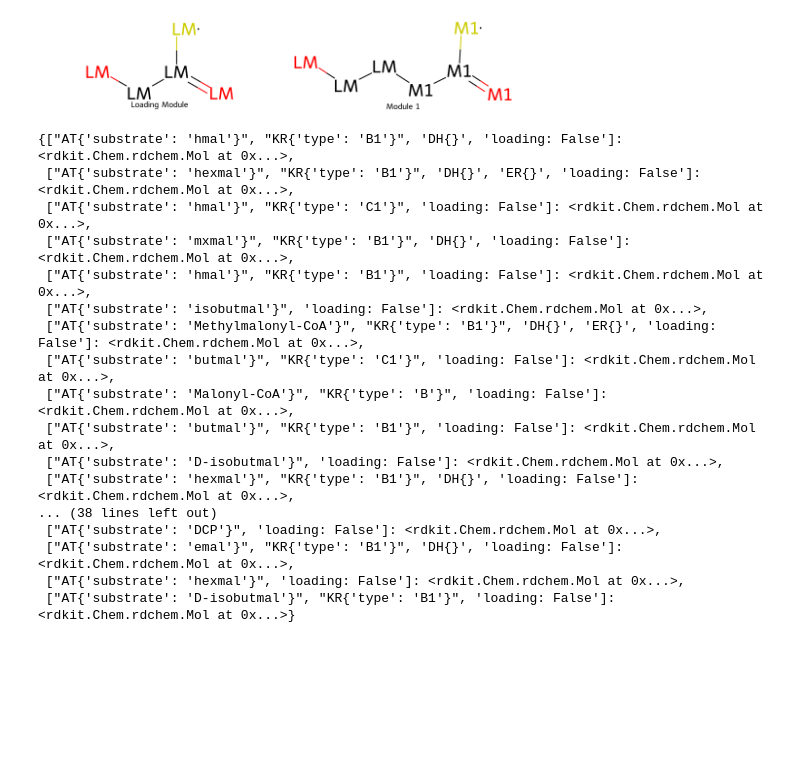
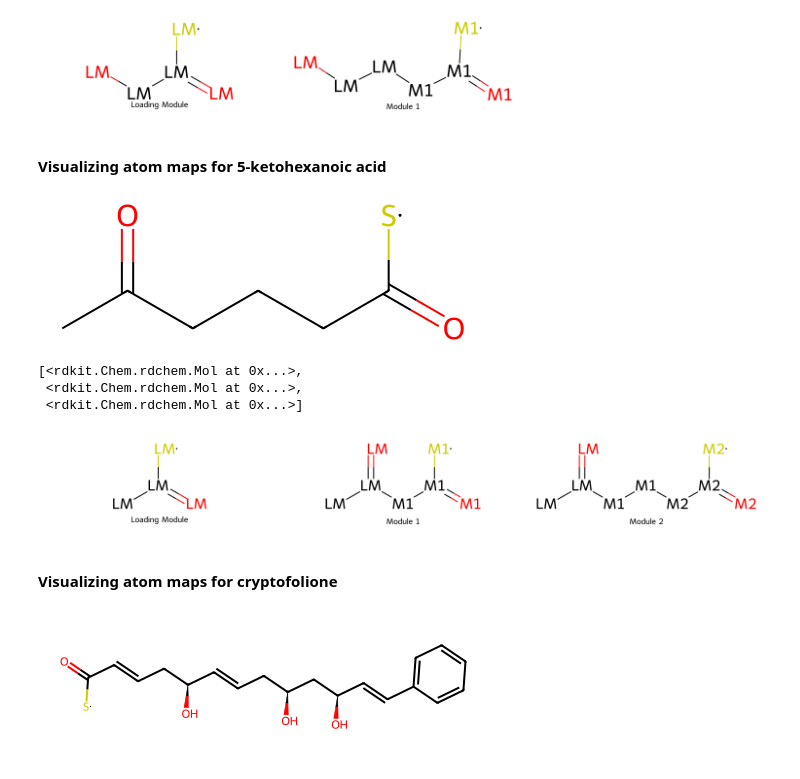
Before and after one commit to yashchainani21/RetroTideV2, a Jupyter notebook: notebooks/nb_03_More_PKS_atom_mapping_egs.ipynb, the cells around one changed output. Drawn from its saved outputs; the diff is of its cells as text; code cells hidden in the pictures; blank space fills up the shorter version.

Commit message:
added in several more atom mapping examples

```diff
--- a/notebooks/nb_03_More_PKS_atom_mapping_egs.ipynb
+++ b/notebooks/nb_03_More_PKS_atom_mapping_egs.ipynb
@@ -52,23 +73,49 @@ We can then use the `.visualize_atom_maps` method to view all the atom-mapped pr
 cluster.visualize_atom_maps(atom_mapped_mols_list)
 # %% [output]
 [figure]
-# %%
-structureDB
-# %% [output]
-{["AT{'substrate': 'hmal'}", "KR{'type': 'B1'}", 'DH{}', 'loading: False']: <rdkit.Chem.rdchem.Mol at 0x...>,
- ["AT{'substrate': 'hexmal'}", "KR{'type': 'B1'}", 'DH{}', 'ER{}', 'loading: False']: <rdkit.Chem.rdchem.Mol at 0x...>,
- ["AT{'substrate': 'hmal'}", "KR{'type': 'C1'}", 'loading: False']: <rdkit.Chem.rdchem.Mol at 0x...>,
- ["AT{'substrate': 'mxmal'}", "KR{'type': 'B1'}", 'DH{}', 'loading: False']: <rdkit.Chem.rdchem.Mol at 0x...>,
- ["AT{'substrate': 'hmal'}", "KR{'type': 'B1'}", 'loading: False']: <rdkit.Chem.rdchem.Mol at 0x...>,
- ["AT{'substrate': 'isobutmal'}", 'loading: False']: <rdkit.Chem.rdchem.Mol at 0x...>,
- ["AT{'substrate': 'Methylmalonyl-CoA'}", "KR{'type': 'B1'}", 'DH{}', 'ER{}', 'loading: False']: <rdkit.Chem.rdchem.Mol at 0x...>,
- ["AT{'substrate': 'butmal'}", "KR{'type': 'C1'}", 'loading: False']: <rdkit.Chem.rdchem.Mol at 0x...>,
- ["AT{'substrate': 'Malonyl-CoA'}", "KR{'type': 'B'}", 'loading: False']: <rdkit.Chem.rdchem.Mol at 0x...>,
- ["AT{'substrate': 'butmal'}", "KR{'type': 'B1'}", 'loading: False']: <rdkit.Chem.rdchem.Mol at 0x...>,
- ["AT{'substrate': 'D-isobutmal'}", 'loading: False']: <rdkit.Chem.rdchem.Mol at 0x...>,
- ["AT{'substrate': 'hexmal'}", "KR{'type': 'B1'}", 'DH{}', 'loading: False']: <rdkit.Chem.rdchem.Mol at 0x...>,
-... (38 lines left out)
- ["AT{'substrate': 'DCP'}", 'loading: False']: <rdkit.Chem.rdchem.Mol at 0x...>,
- ["AT{'substrate': 'emal'}", "KR{'type': 'B1'}", 'DH{}', 'loading: False']: <rdkit.Chem.rdchem.Mol at 0x...>,
- ["AT{'substrate': 'hexmal'}", 'loading: False']: <rdkit.Chem.rdchem.Mol at 0x...>,
- ["AT{'substrate': 'D-isobutmal'}", "KR{'type': 'B1'}", 'loading: False']: <rdkit.Chem.rdchem.Mol at 0x...>}
+# %% [markdown]
+#### Visualizing atom maps for 5-ketohexanoic acid
+# %%
+### create loading module
+loading_AT_domain = bcs.AT(active = True, substrate = "Malonyl-CoA")
+LM_domains_dict = OrderedDict({bcs.AT: loading_AT_domain})
+loading_module = bcs.Module(domains = LM_domains_dict, loading = True)
+
+### create module 1
+mod1_AT_domain = bcs.AT(active = True, substrate = "Malonyl-CoA")
+mod1_domains_dict = OrderedDict({bcs.AT: mod1_AT_domain})
+module1 = bcs.Module(domains = mod1_domains_dict, loading = False)
+
+### create module 2
+mod2_AT_domain = bcs.AT(active = True, substrate = "Malonyl-CoA")
+mod2_KR_domain = bcs.KR(active = True, type = "B")
+mod2_DH_domain = bcs.DH(active = True)
+mod2_ER_domain = bcs.ER(active = True)
+
+mod2_domains_dict = OrderedDict({bcs.AT: mod2_AT_domain,
+                                 bcs.KR: mod2_KR_domain,
+                                 bcs.DH: mod2_DH_domain,
+                                 bcs.ER: mod2_ER_domain})
+
+module2 = bcs.Module(domains = mod2_domains_dict, loading = False)
+
+### finally, create PKS cluster
+cluster = bcs.Cluster(modules = [loading_module, module1, module2])
+# %%
+PKS_product = cluster.computeProduct(structureDB)
+PKS_product
+# %% [output]
+[figure, added]
+# %%
+atom_mapped_mols_list = cluster.create_atom_maps(structureDB)
+atom_mapped_mols_list
+# %% [output]
+[<rdkit.Chem.rdchem.Mol at 0x...>,
+ <rdkit.Chem.rdchem.Mol at 0x...>,
+ <rdkit.Chem.rdchem.Mol at 0x...>]
+# %%
+cluster.visualize_atom_maps(atom_mapped_mols_list)
+# %% [output]
+[figure, added]
+# %% [markdown]
+#### Visualizing atom maps for cryptofolione
@@ -74,0 +172,6 @@ structureDB
+# %%
+cluster = bcs.Cluster(modules = [loading_module, module1, module2, module3, module4, module5])
+cryptofolione = cluster.computeProduct(structureDB)
+cryptofolione
+# %% [output]
+[figure, added]
```
Also changed, not shown: parts of 52 cells of this notebook.
